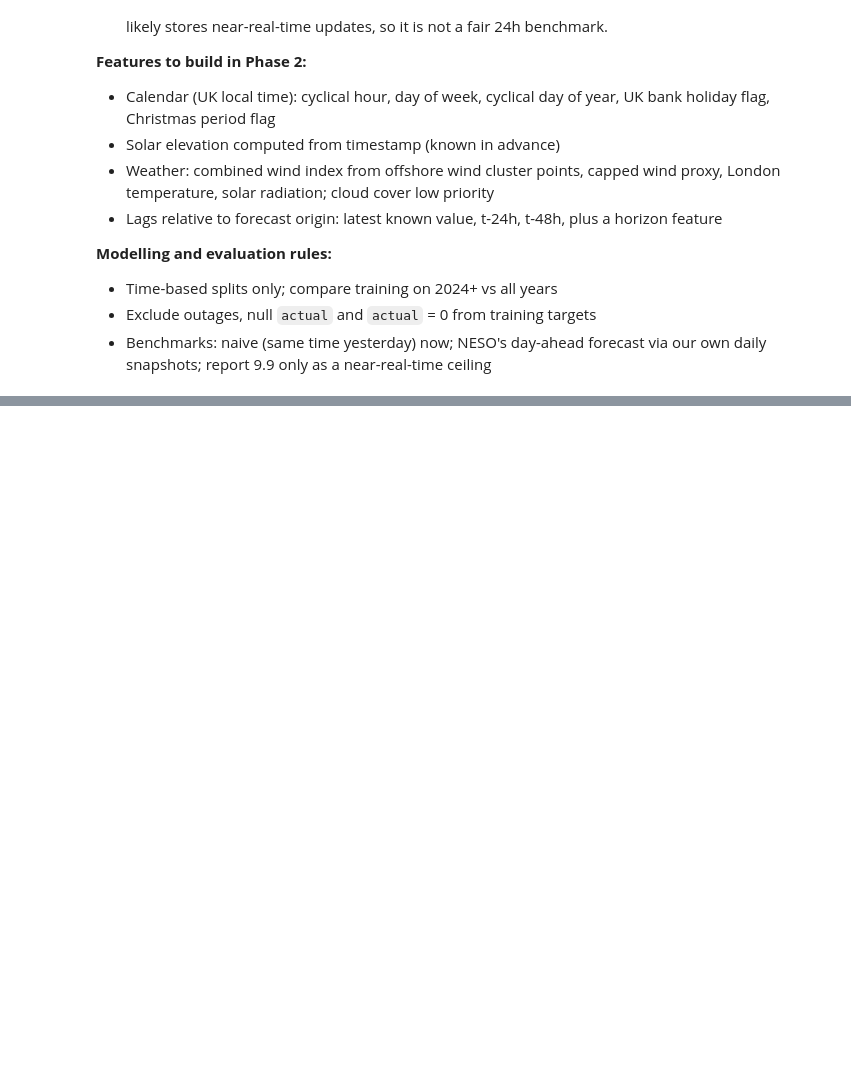
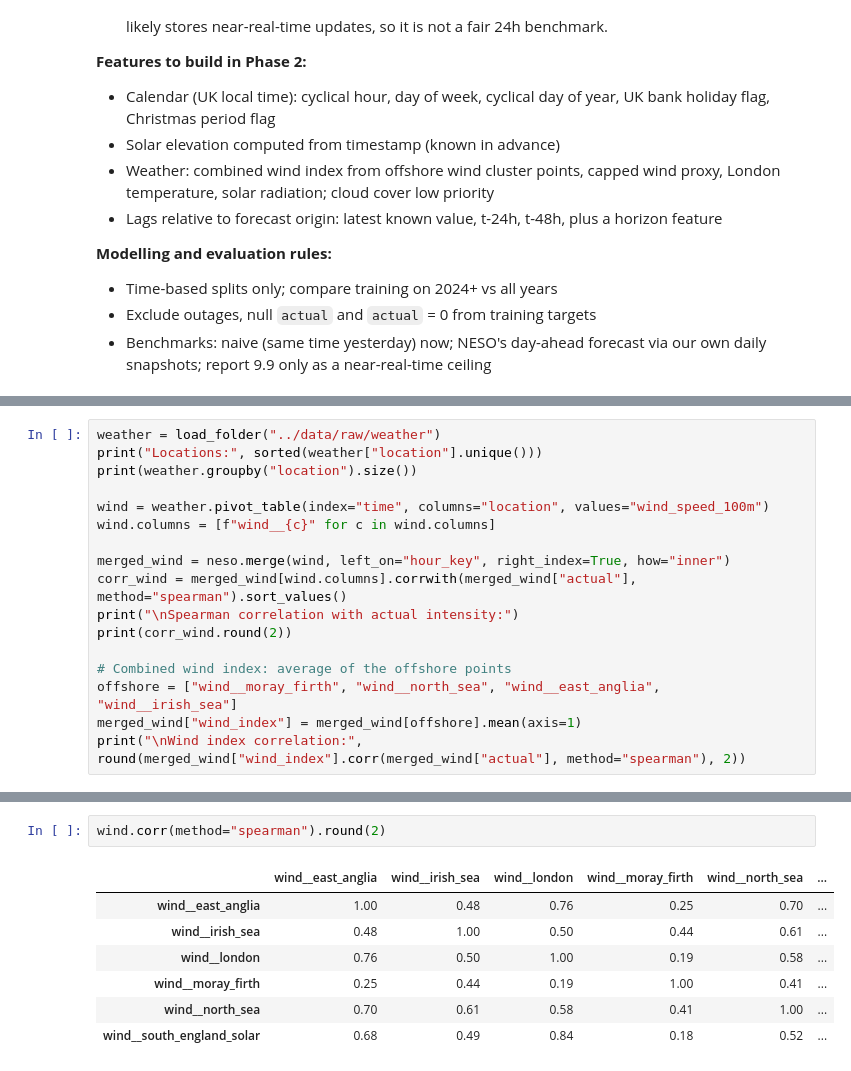
Before and after one commit to vijendrapokharkar15-design/gb-carbon-forecast-mlops, a Jupyter notebook: notebooks/03_eda.ipynb, the cells around one changed output, grey strips where cells are left out. Cells and saved outputs as stored; diff of their text form; blank space fills up the shorter version.

Commit message:
Move wind points offshore; offshore wind index analysis

```diff
--- a/notebooks/03_eda.ipynb
+++ b/notebooks/03_eda.ipynb
@@ -276,0 +280,17 @@ Name: abs_error, dtype: float64
+# %%
+weather = load_folder("../data/raw/weather")
+print("Locations:", sorted(weather["location"].unique()))
+print(weather.groupby("location").size())
+
+wind = weather.pivot_table(index="time", columns="location", values="wind_speed_100m")
+wind.columns = [f"wind__{c}" for c in wind.columns]
+
+merged_wind = neso.merge(wind, left_on="hour_key", right_index=True, how="inner")
+corr_wind = merged_wind[wind.columns].corrwith(merged_wind["actual"], method="spearman").sort_values()
+print("\nSpearman correlation with actual intensity:")
+print(corr_wind.round(2))
+
+# Combined wind index: average of the offshore points
+offshore = ["wind__moray_firth", "wind__north_sea", "wind__east_anglia", "wind__irish_sea"]
+merged_wind["wind_index"] = merged_wind[offshore].mean(axis=1)
+print("\nWind index correlation:", round(merged_wind["wind_index"].corr(merged_wind["actual"], method="spearman"), 2))
@@ -276,0 +318,10 @@ Name: abs_error, dtype: float64
+# %%
+wind.corr(method="spearman").round(2)
+# %% [output]
+|  | wind__east_anglia | wind__irish_sea | wind__london | wind__moray_firth | wind__north_sea | ... |
+| wind__east_anglia | 1.00 | 0.48 | 0.76 | 0.25 | 0.70 | ... |
+| wind__irish_sea | 0.48 | 1.00 | 0.50 | 0.44 | 0.61 | ... |
+| wind__london | 0.76 | 0.50 | 1.00 | 0.19 | 0.58 | ... |
+| wind__moray_firth | 0.25 | 0.44 | 0.19 | 1.00 | 0.41 | ... |
+| wind__north_sea | 0.70 | 0.61 | 0.58 | 0.41 | 1.00 | ... |
+| wind__south_england_solar | 0.68 | 0.49 | 0.84 | 0.18 | 0.52 | ... |
```
Also changed, not shown: parts of 4 cells of this notebook, 1 other file.
